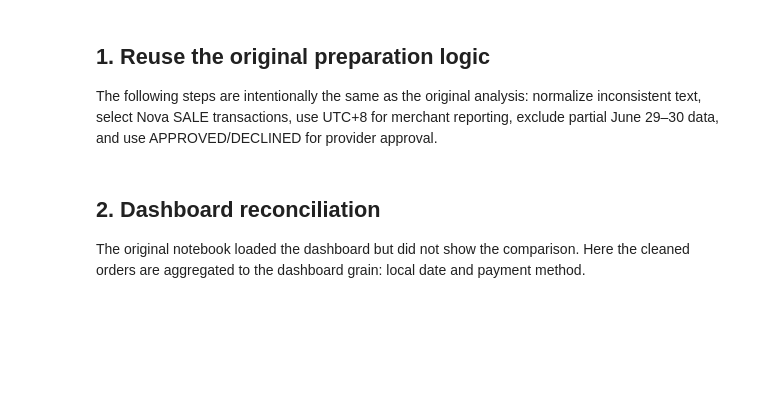
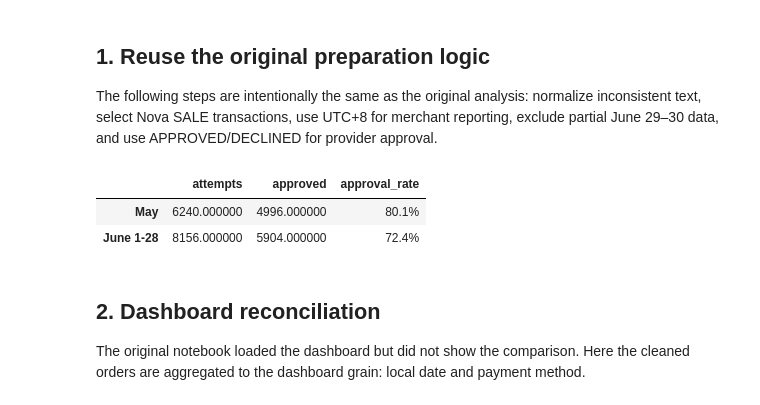
Before and after one commit to hindsufian-max/nova-markets-analysis, a Jupyter notebook: follow_up_analysis.ipynb, the cells around one changed output. Drawn from its saved outputs; the diff is of its cells as text; code cells hidden in the pictures; blank space fills up the shorter version.

```diff
--- a/follow_up_analysis.ipynb
+++ b/follow_up_analysis.ipynb
@@ -73,39 +75,43 @@ nova["local_date"] = (
 ).dt.normalize()
 
 nova = nova[nova["local_date"] <= "2026-06-28"].copy()
 
 final = nova[
     nova["status"].isin(["APPROVED", "DECLINED"])
 ].copy()
 
 may = final[
     (final["local_date"] >= "2026-05-01") &
     (final["local_date"] < "2026-06-01")
 ].copy()
 
 june = final[
     (final["local_date"] >= "2026-06-01") &
     (final["local_date"] <= "2026-06-28")
 ].copy()
 
 def approval_summary(data):
     attempts = len(data)
     approved = data["status"].eq("APPROVED").sum()
-    return {
+
+    return pd.Series({
         "attempts": attempts,
         "approved": approved,
         "approval_rate": approved / attempts
-    }
+    })
 
 period_summary = pd.DataFrame({
     "May": approval_summary(may),
     "June 1-28": approval_summary(june)
 }).T
 
-period_summary["approval_rate"] = (
-    period_summary["approval_rate"] * 100
-).round(1)
-period_summary.rename(columns={"approval_rate": "approval_rate_pct"})
+display(period_summary.style.format({
+    "approval_rate": "{:.1%}"
+}))
+# %% [output]
+|  | attempts | approved | approval_rate |
+| May | 6240.000000 | 4996.000000 | 80.1% |
+| June 1-28 | 8156.000000 | 5904.000000 | 72.4% |
 # %% [markdown]
 ## 2. Dashboard reconciliation
 
```
Also changed, not shown: parts of 12 cells of this notebook.
